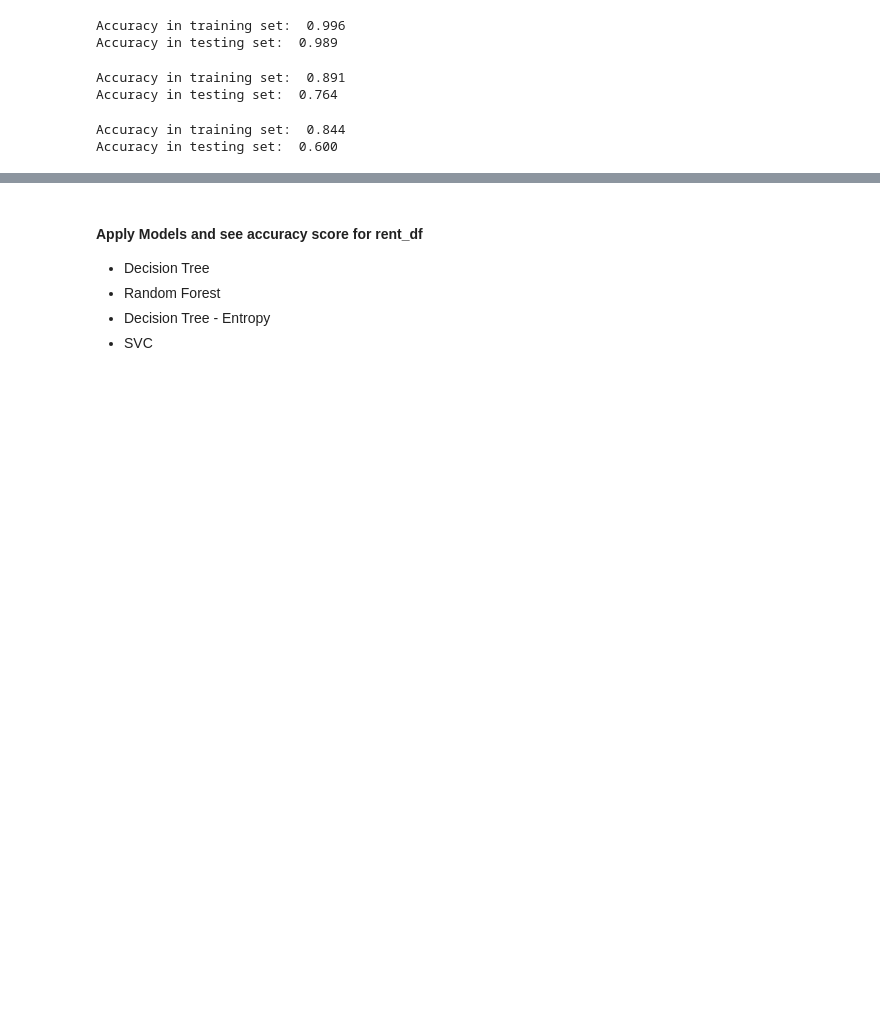
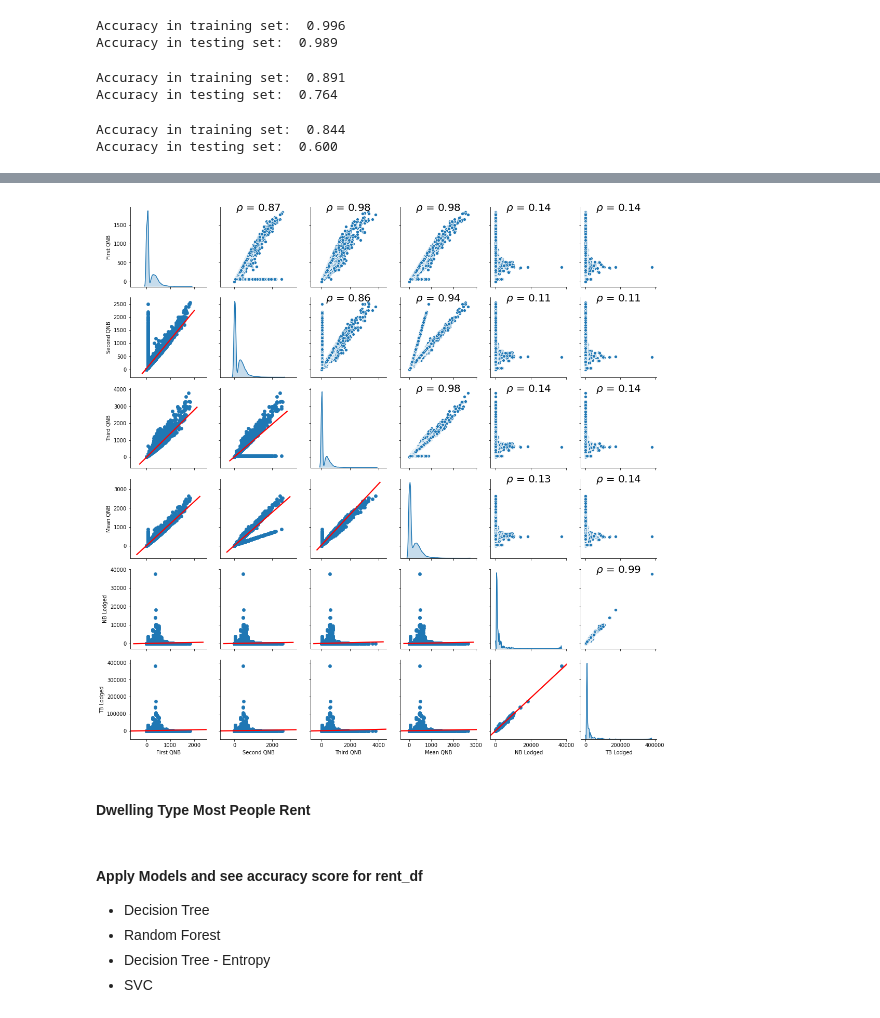
Before and after one commit to alyssa-raphaella/ITEC657_Project_GroupB, a Jupyter notebook: Rent_Data_ntbk.ipynb, the cells around one changed output, grey strips where cells are left out. Drawn from its saved outputs; the diff is of its cells as text; code cells hidden in the pictures; blank space fills up the shorter version.

```diff
--- a/Rent_Data_ntbk.ipynb
+++ b/Rent_Data_ntbk.ipynb
@@ -330,0 +482,14 @@ Accuracy in testing set:  0.600
+# %%
+g = sns.pairplot(rent_df,
+             vars = ['First QNB', 'Second QNB', 'Third QNB', 'Mean QNB', 'NB Lodged', 'TB Lodged'],
+             palette = 'husl',
+             diag_kind = 'kde',
+             diag_kws=dict(shade=True))
+
+g.map_upper(corr)
+g.map_lower(sns.regplot, line_kws = {'color':'red'})
+plt.show()
+# %% [output]
+[figure, added]
+# %% [markdown]
+#### Dwelling Type Most People Rent
```
Also changed, not shown: parts of 16 cells of this notebook.
